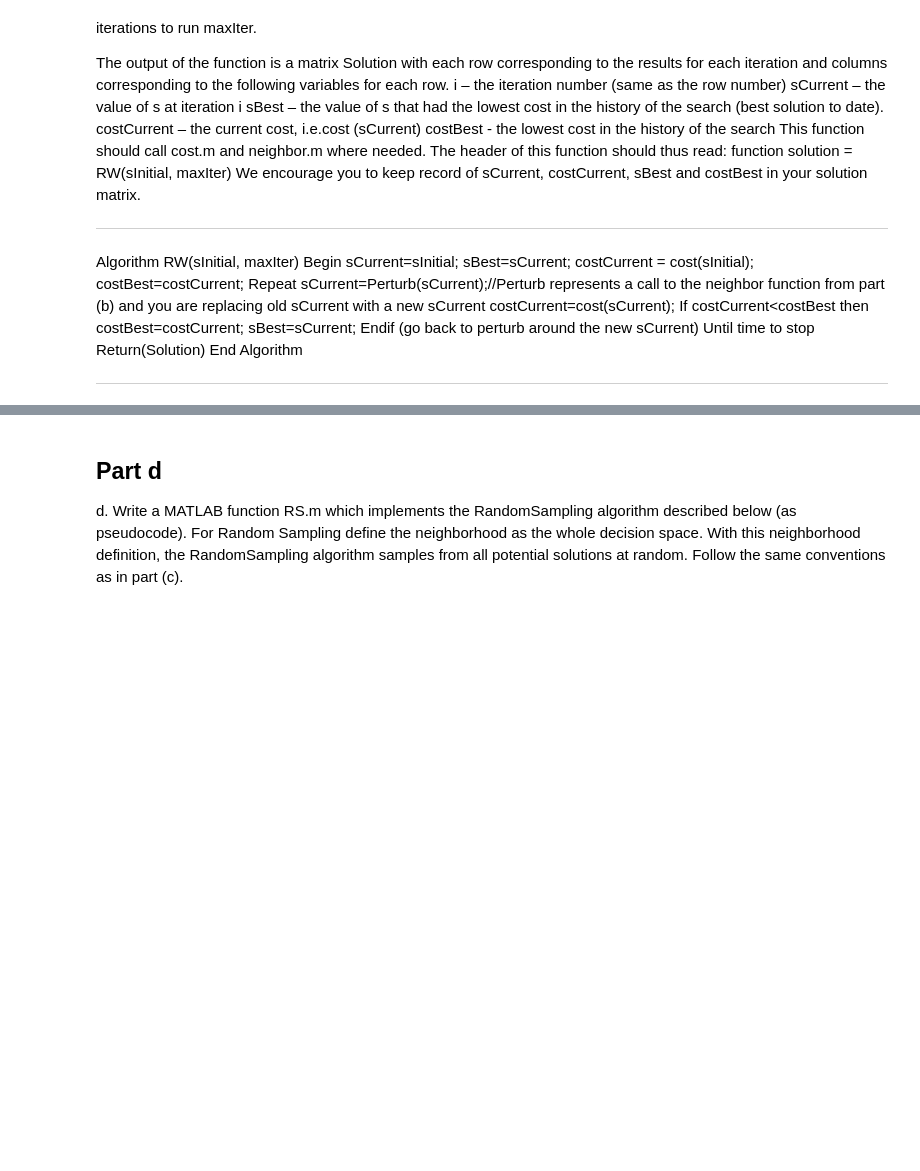
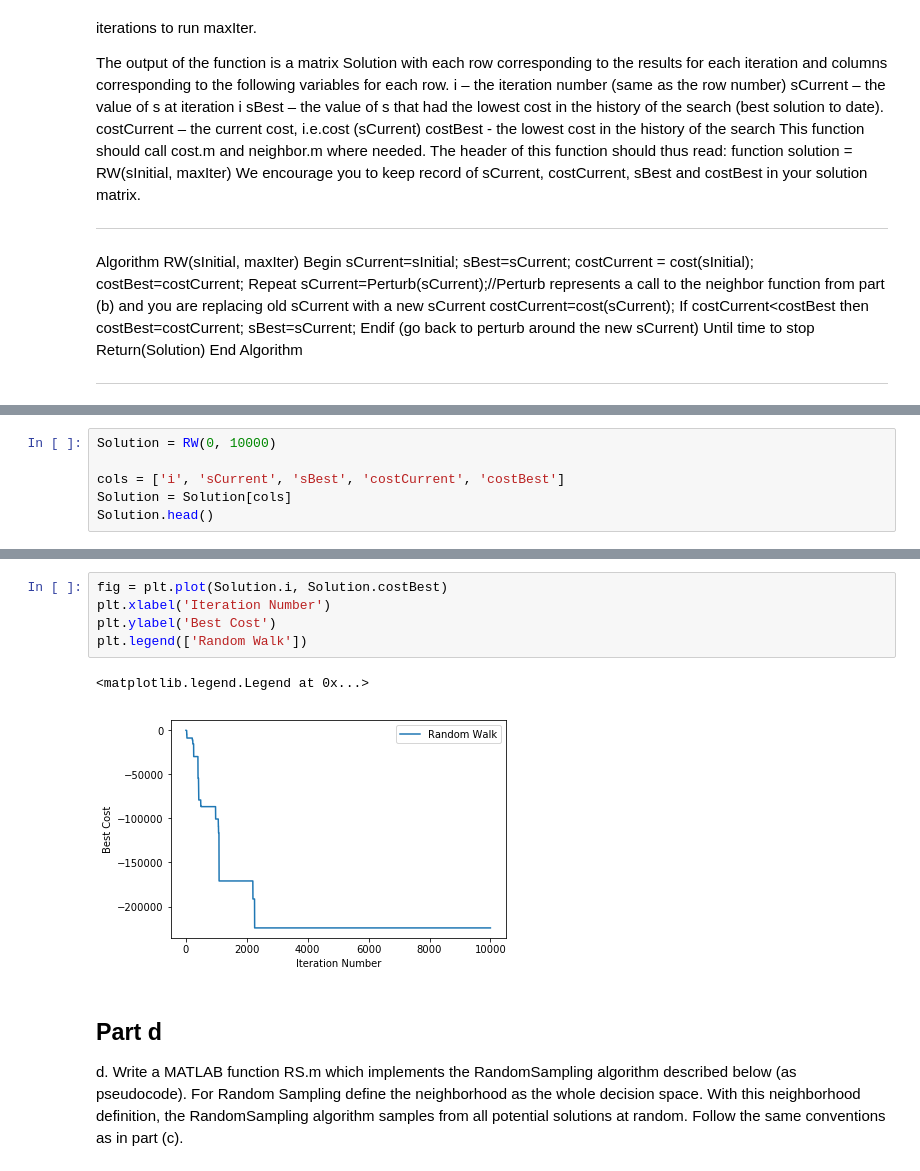
Before and after one commit to aloisiusStephen/IE6511_HW, a Jupyter notebook: Homework 1.ipynb, the cells around one changed output, grey strips where cells are left out. Drawn from its saved outputs; the diff is of its cells as text; blank space fills up the shorter version.

Commit message:
Update part c output and plot

```diff
--- a/Homework 1.ipynb
+++ b/Homework 1.ipynb
@@ -109,0 +104,6 @@ fig = plt.plot(Solution.i, Solution.costBest)
+# %%
+Solution = RW(0, 10000)
+
+cols = ['i', 'sCurrent', 'sBest', 'costCurrent', 'costBest']
+Solution = Solution[cols]
+Solution.head()
@@ -110,3 +117,11 @@ fig = plt.plot(Solution.i, Solution.costBest)
+# %%
+fig = plt.plot(Solution.i, Solution.costBest)
+plt.xlabel('Iteration Number')
+plt.ylabel('Best Cost')
+plt.legend(['Random Walk'])
+# %% [output]
+<matplotlib.legend.Legend at 0x...>
+[figure, added]
 # %% [markdown]
 ## Part d
 d.	Write a MATLAB function RS.m which implements the RandomSampling algorithm described below (as pseudocode).  For Random Sampling define the neighborhood as the whole decision space.  With this neighborhood definition, the RandomSampling algorithm samples from all potential solutions at random. Follow the same conventions as in part (c).
```
Also changed, not shown: parts of 3 cells of this notebook.
